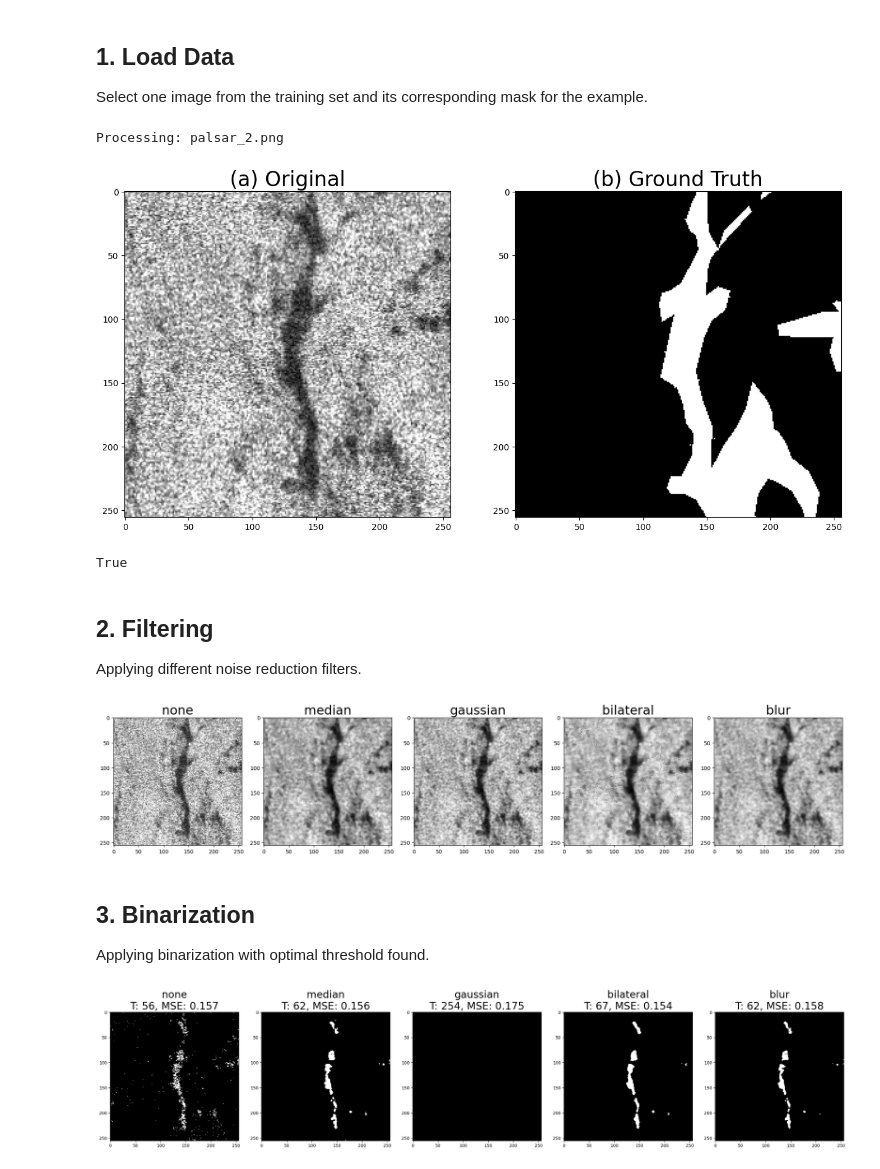
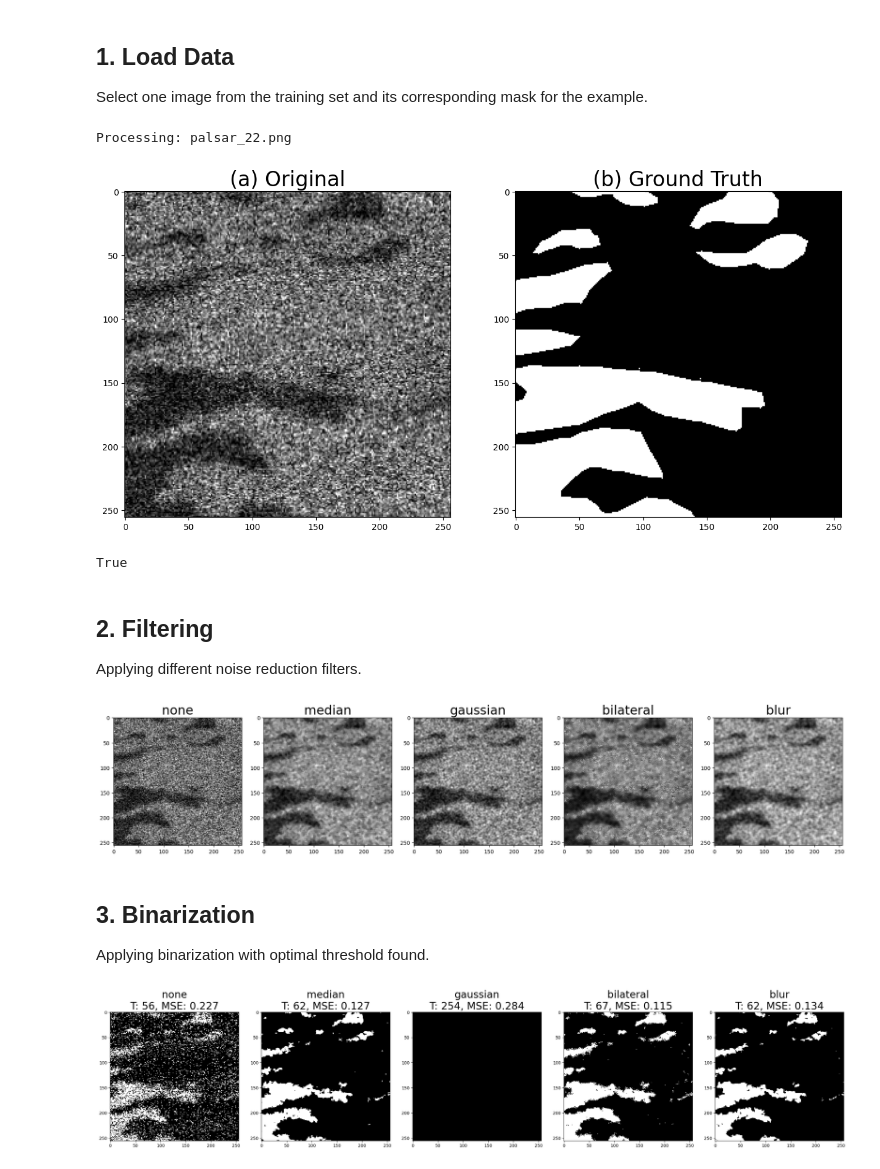
Before and after one commit to HenriqueMayer/t1-introducao-a-visao-computacional, a Jupyter notebook: notebooks/pipeline_demo.ipynb, the cells around one changed output. Saved outputs shown, nothing was run; the diff lists cells and outputs as text; code cells hidden in the pictures.

Commit message:
feat: overlapped image and presentation

```diff
--- a/notebooks/pipeline_demo.ipynb
+++ b/notebooks/pipeline_demo.ipynb
@@ -10,11 +10,11 @@ from pathlib import Path
 import sys
 import pandas as pd
 
-sys.path.append('src')
+sys.path.append('../src')
 import noise_filter
 
 # Create output directory for demo images
-output_dir = Path("data/output_demo")
+output_dir = Path("../data/output_demo1")
 output_dir.mkdir(exist_ok=True)
 
 def show_img(img, title="Image", cmap="gray"):
@@ -27,30 +27,31 @@ def show_img(img, title="Image", cmap="gray"):
 ## 1. Load Data
 Select one image from the training set and its corresponding mask for the example.
 # %%
-img_dir = Path("data/images/images/train")
-mask_dir = Path("data/masks/masks/train")
+img_dir = Path("../data/images/images/train")
+mask_dir = Path("../data/masks/masks/train")
 
 # Pick the first image found
-sample_path = img_dir / "palsar_2.png"
+# palsar568.png
+sample_path = img_dir / "palsar_22.png"
 # sample_path = next(img_dir.glob("*.png"))
 mask_path = mask_dir / sample_path.name
 
 original = noise_filter.load_image(sample_path)
 mask = cv2.imread(str(mask_path), cv2.IMREAD_GRAYSCALE)
 
 print(f"Processing: {sample_path.name}")
 fig, ax = plt.subplots(1, 2, figsize=(15, 7))
 ax[0].imshow(original, cmap='gray')
 ax[0].set_title("(a) Original", fontsize=24)
 ax[1].imshow(mask, cmap='gray')
 ax[1].set_title("(b) Ground Truth", fontsize=24)
 plt.savefig(output_dir/"dataset_example.png", dpi=300, bbox_inches='tight')
 plt.show()
 cv2.imwrite(str(output_dir / "01_original.png"), original)
 cv2.imwrite(str(output_dir / "02_mask.png"), mask)
 # %% [output]
-Processing: palsar_2.png
+Processing: palsar_22.png
-[figure, old version]
+[figure, new version]
 True
 # %% [markdown]
 ## 2. Filtering
@@ -71,28 +72,26 @@ plt.savefig(output_dir/"filter_example.png", dpi=300, bbox_inches='tight')
 plt.tight_layout()
 plt.show()
 # %% [output]
-[figure, old version]
+[figure, new version]
 # %% [markdown]
 ## 3. Binarization
 Applying binarization with optimal threshold found.
 # %%
 try:
-    df_results = pd.read_csv("experiment_results.csv")
+    df_results = pd.read_csv("../experiment_results.csv")
     # Get optimal params for each filter type
     best_params = df_results.groupby("filter_type")[["threshold", "inverse"]].first().to_dict('index')
 except FileNotFoundError:
     print("Warning: experiment_results.csv not found. Using default threshold 127.")
-    best_params = {f: {"threshold": 127, "inverse": False} for f in filters + ["none"]}
+    best_params = {f: {"threshold": 127, "inverse": False} for f in filters}
 
 fig, axes = plt.subplots(1, 5, figsize=(25, 5))
-
 
 for i, f_type in enumerate(filters):
     img_to_bin = original if f_type == "none" else filtered_images[f_type]
     params = best_params.get(f_type, {"threshold": 127, "inverse": False})
 
     binarized = noise_filter.binarization(img_to_bin, params['threshold'], inverse=params['inverse'])
-
     mse = noise_filter.mean_squared_error(binarized, mask)
 
     axes[i].imshow(binarized, cmap='gray')
@@ -103,4 +102,4 @@ plt.savefig(output_dir/"binarization_example.png", dpi=300, bbox_inches='tight')
 plt.tight_layout()
 plt.show()
 # %% [output]
-[figure, old version]
+[figure, new version]
```
Also changed, not shown: parts of 2 cells of this notebook, 2 other files.
